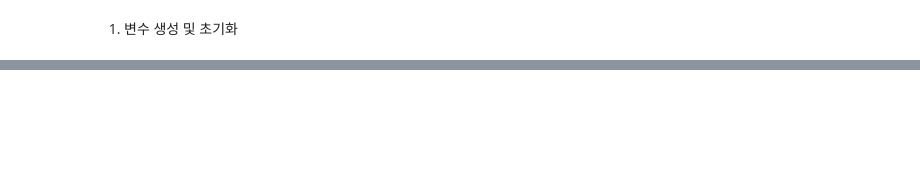
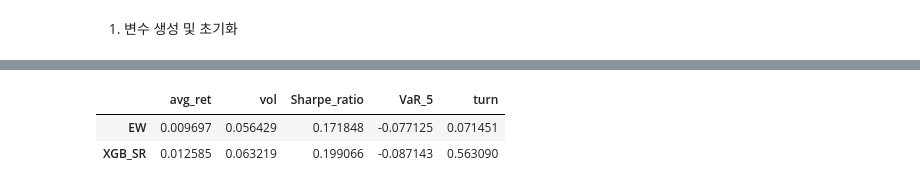
Before and after one commit to nomorebye/coding, a Jupyter notebook: ai3/chap12.ipynb, the cells around one changed output, grey strips where cells are left out. Drawn from its saved outputs; the diff is of its cells as text; code cells hidden in the pictures; blank space fills up the shorter version.

```diff
--- a/ai3/chap12.ipynb
+++ b/ai3/chap12.ipynb
@@ -55,0 +117,42 @@ t_oos = list(returns.index[returns.index>sep_oos].values)
+# %%
+# 회전율 계산 함수
+def turnover(weights, asset_returns, t_oos):
+    turn = 0
+    for t in range(1, len(t_oos)):
+        realized_returns = asset_returns[returns.index == t_oos[t]].values
+        prior_weights = weights[t-1] * (1+realized_returns)
+        turn = turn + np.sum(np.abs(
+            weights[t] - prior_weights/np.sum(prior_weights)))
+    return turn / (len(t_oos) - 1)
+# %%
+# 주요 지표 계산 함수
+def perf_met(portf_returns, weights, asset_returns, t_oos):
+    avg_ret = np.nanmean(portf_returns) # 산술평균
+    vol = np.nanstd(portf_returns, ddof=1) # 변동성
+    Sharpe_ratio = avg_ret / vol #샤프비율
+    VaR_5 = np.quantile(portf_returns, 0.05) #VaR
+    turn = turnover(weights, asset_returns, t_oos) #회전율
+    met = [avg_ret, vol, Sharpe_ratio, VaR_5, turn]
+    return met
+# %%
+# 다양한 전략 반복
+def perf_met_multi(portf_returns, weights, asset_returns, t_oos, strat_name):
+    J = weights.shape[1]
+    met = []
+    for j in range(J):
+        temp_met = perf_met(portf_returns[:, j], weights[:,j,:], asset_returns, t_oos)
+        met.append(temp_met)
+    return pd.DataFrame(met, index=strat_name, columns = ['avg_ret', 'vol', 'Sharpe_ratio', 'VaR_5', 'turn'])
+# %%
+asset_returns = data_ml[['date', 'stock_id', 'R1M_Usd']].pivot(
+    index='date', columns='stock_id', values='R1M_Usd')
+na = list(set(np.arange(
+    max(asset_returns.columns)+1)).difference(set(asset_returns.columns)))
+asset_returns[na] = 0
+asset_returns = asset_returns.loc[:, sorted(asset_returns.columns)]
+asset_returns.fillna(0, inplace=True)
+perf_met_multi(portf_returns, portf_weights, asset_returns, t_oos, strat_name=["EW","XGB_SR"])
+# %% [output]
+|  | avg_ret | vol | Sharpe_ratio | VaR_5 | turn |
+| EW | 0.009697 | 0.056429 | 0.171848 | -0.077125 | 0.071451 |
+| XGB_SR | 0.012585 | 0.063219 | 0.199066 | -0.087143 | 0.563090 |
```
Also changed, not shown: parts of 10 cells of this notebook.
